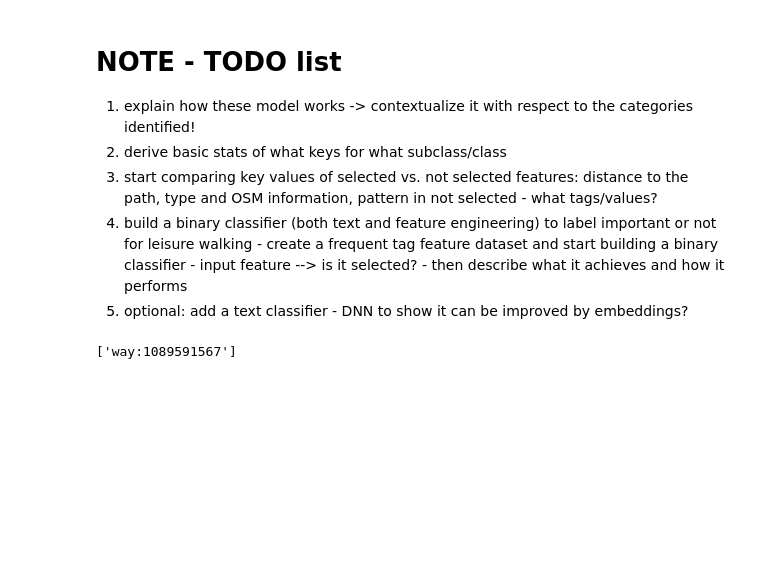
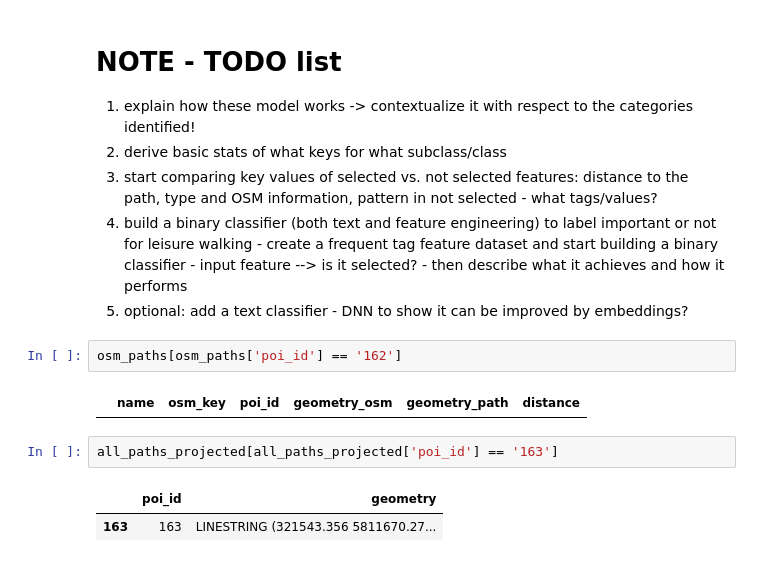
Before and after one commit to hamzeiehsan/leisure-walking-analysis, a Jupyter notebook: 4. final analysis.ipynb, the cells around one changed output. Drawn from its saved outputs; the diff is of its cells as text; blank space fills up the shorter version.

```diff
--- a/4. final analysis.ipynb
+++ b/4. final analysis.ipynb
@@ -1219,5 +1448,11 @@ print("ROC AUC:", roc_auc)
 5. build a binary classifier (both text and feature engineering) to label important or not for leisure walking - create a frequent tag feature dataset and start building a binary classifier - input feature --> is it selected? - then describe what it achieves and how it performs
 6. optional: add a text classifier - DNN to show it can be improved by embeddings?
 # %%
+osm_paths[osm_paths['poi_id'] == '162']
 # %% [output]
-['way:1089591567']
+|  | name | osm_key | poi_id | geometry_osm | geometry_path | distance |
+# %%
+all_paths_projected[all_paths_projected['poi_id'] == '163']
+# %% [output]
+|  | poi_id | geometry |
+| 163 | 163 | LINESTRING (321543.356 5811670.27... |
```
Also changed, not shown: parts of 33 cells of this notebook, 2 other files.
